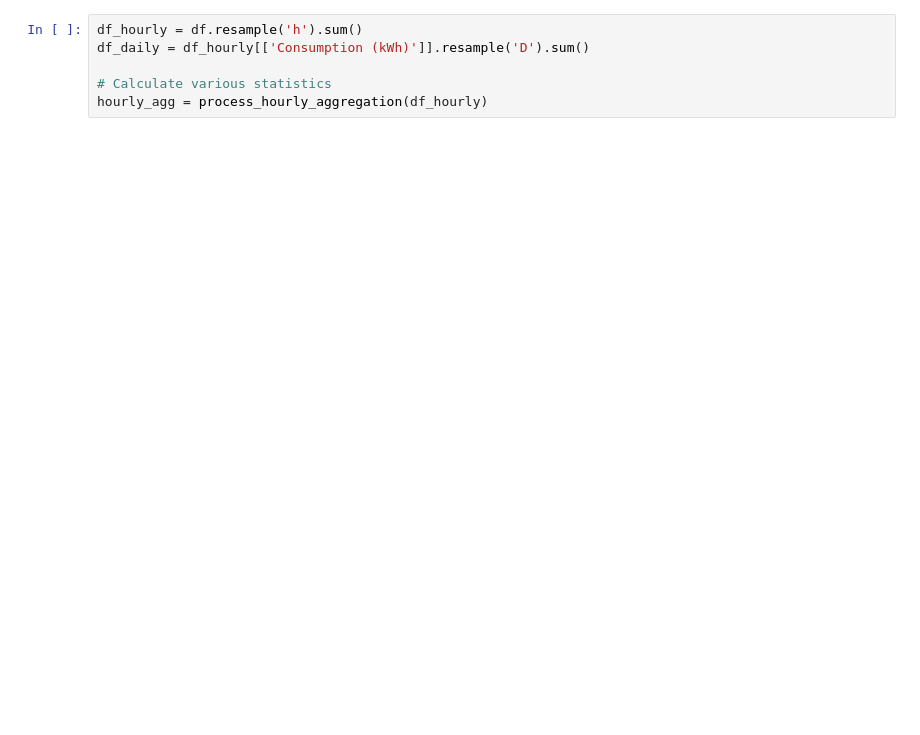
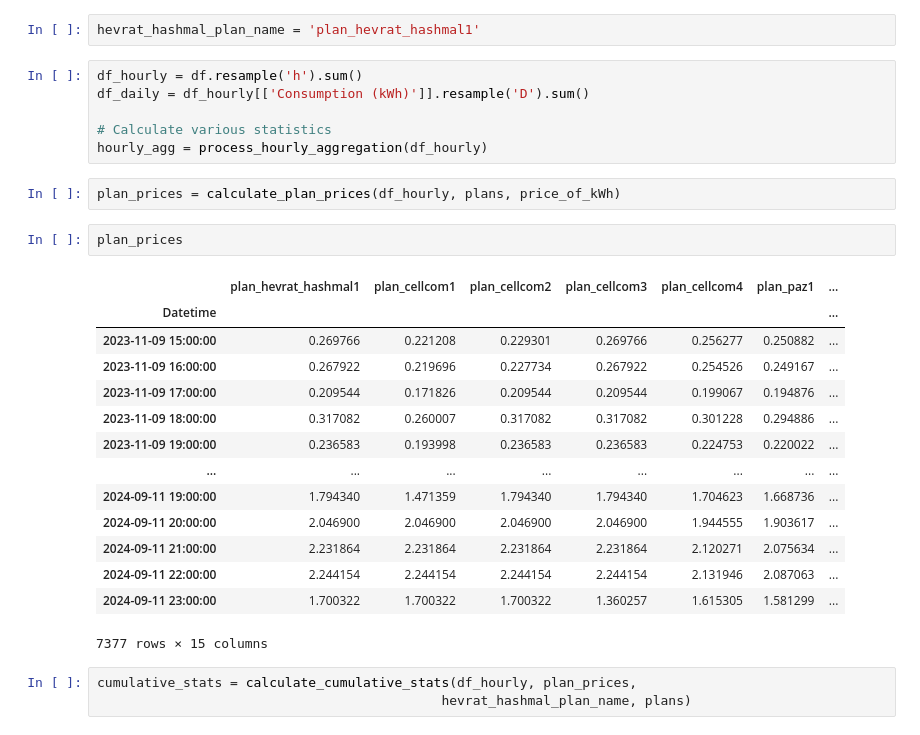
Before and after one commit to orannahum/gcp-electric-flask-app, a Jupyter notebook: 1-tests-functions.ipynb, the cells around one changed output. Cells and saved outputs as stored; diff of their text form; blank space fills up the shorter version.

```diff
--- a/1-tests-functions.ipynb
+++ b/1-tests-functions.ipynb
@@ -7,6 +6,30 @@ ValueError: Neither `start` nor `end` can be NaT
+# %%
+hevrat_hashmal_plan_name = 'plan_hevrat_hashmal1'
 # %%
 df_hourly = df.resample('h').sum()
 df_daily = df_hourly[['Consumption (kWh)']].resample('D').sum()
 
 # Calculate various statistics
 hourly_agg = process_hourly_aggregation(df_hourly)
+# %%
+plan_prices = calculate_plan_prices(df_hourly, plans, price_of_kWh)
+# %%
+plan_prices
+# %% [output]
+|  | plan_hevrat_hashmal1 | plan_cellcom1 | plan_cellcom2 | plan_cellcom3 | plan_cellcom4 | plan_paz1 | ... |
+| Datetime |  |  |  |  |  |  | ... |
+| 2023-11-09 15:00:00 | 0.269766 | 0.221208 | 0.229301 | 0.269766 | 0.256277 | 0.250882 | ... |
+| 2023-11-09 16:00:00 | 0.267922 | 0.219696 | 0.227734 | 0.267922 | 0.254526 | 0.249167 | ... |
+| 2023-11-09 17:00:00 | 0.209544 | 0.171826 | 0.209544 | 0.209544 | 0.199067 | 0.194876 | ... |
+| 2023-11-09 18:00:00 | 0.317082 | 0.260007 | 0.317082 | 0.317082 | 0.301228 | 0.294886 | ... |
+| 2023-11-09 19:00:00 | 0.236583 | 0.193998 | 0.236583 | 0.236583 | 0.224753 | 0.220022 | ... |
+| ... | ... | ... | ... | ... | ... | ... | ... |
+| 2024-09-11 19:00:00 | 1.794340 | 1.471359 | 1.794340 | 1.794340 | 1.704623 | 1.668736 | ... |
+| 2024-09-11 20:00:00 | 2.046900 | 2.046900 | 2.046900 | 2.046900 | 1.944555 | 1.903617 | ... |
+| 2024-09-11 21:00:00 | 2.231864 | 2.231864 | 2.231864 | 2.231864 | 2.120271 | 2.075634 | ... |
+| 2024-09-11 22:00:00 | 2.244154 | 2.244154 | 2.244154 | 2.244154 | 2.131946 | 2.087063 | ... |
+| 2024-09-11 23:00:00 | 1.700322 | 1.700322 | 1.700322 | 1.360257 | 1.615305 | 1.581299 | ... |
+7377 rows × 15 columns
+# %%
+cumulative_stats = calculate_cumulative_stats(df_hourly, plan_prices,
+                                            hevrat_hashmal_plan_name, plans)
```
Also changed, not shown: parts of 3 cells of this notebook.
